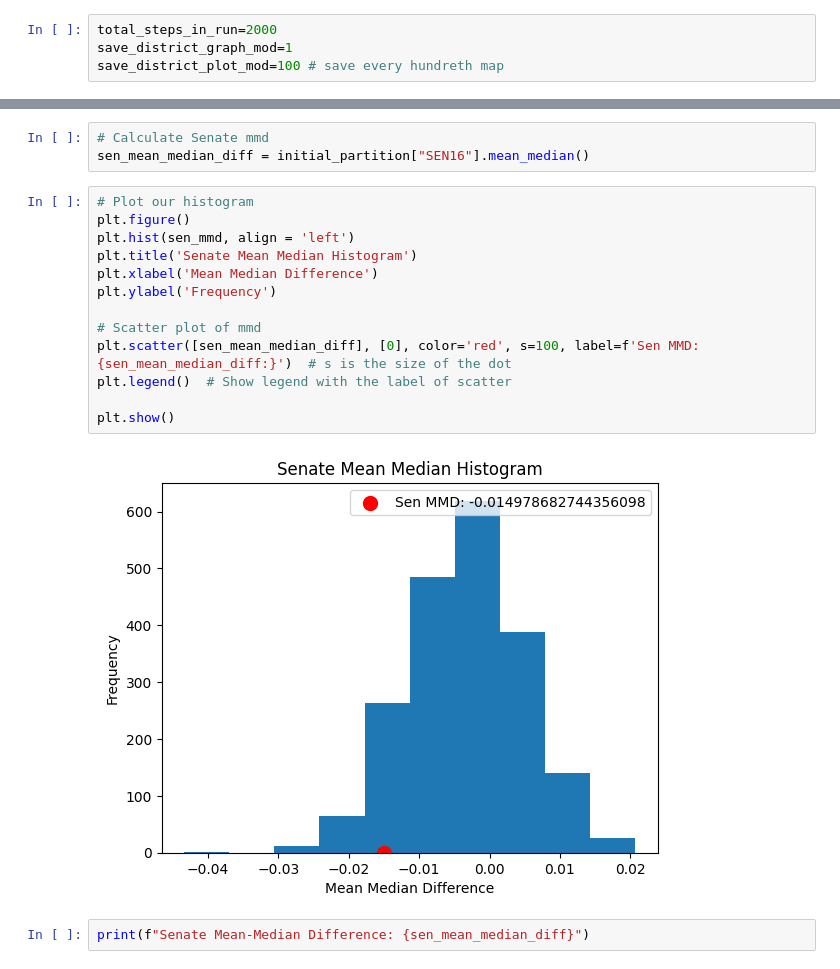
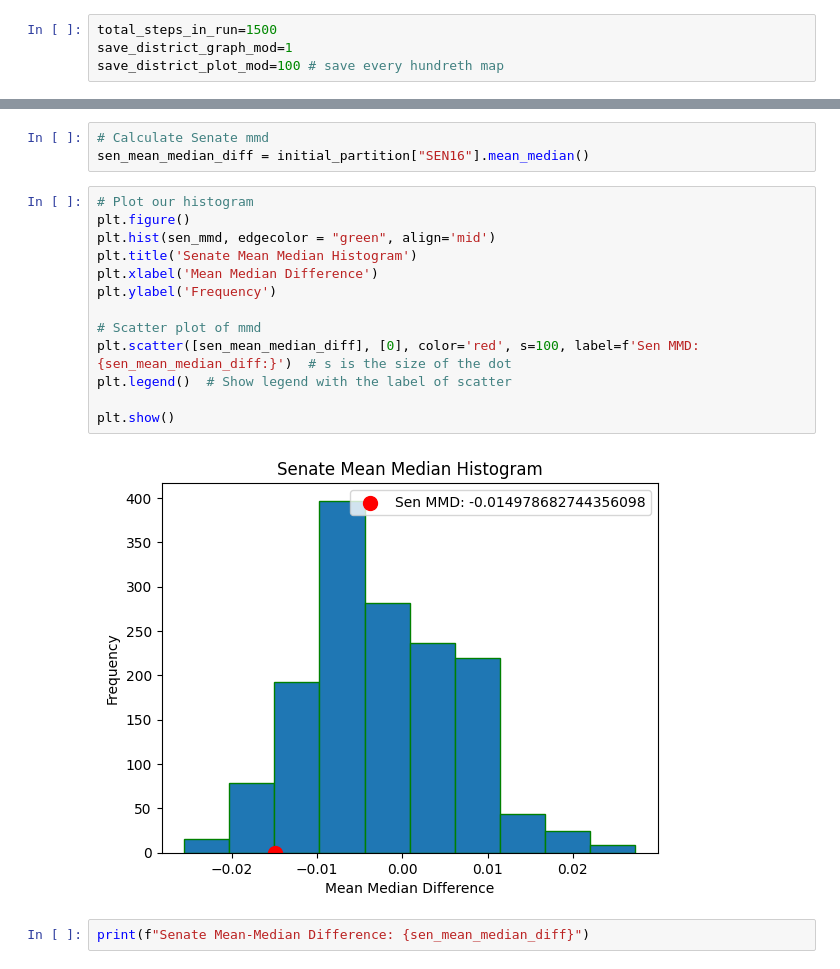
Before and after one commit to blaydeomura/AI_for_redistricting_final_project, a Jupyter notebook: CT_final_outlier_analysis.ipynb, the cells around one changed output, grey strips where cells are left out. Saved outputs shown, nothing was run; the diff lists cells and outputs as text.

```diff
--- a/CT_final_outlier_analysis.ipynb
+++ b/CT_final_outlier_analysis.ipynb
@@ -24,7 +25,7 @@ outdir="./CT_recom"
 # %% [markdown]
 Here are parameters that we can change later if needed
 # %%
-total_steps_in_run=2000
+total_steps_in_run=1500
 save_district_graph_mod=1
 save_district_plot_mod=100 # save every hundreth map
 # %% [markdown]
@@ -364,18 +366,18 @@ sen_mean_median_diff = initial_partition["SEN16"].mean_median()
 # %%
 # Plot our histogram
 plt.figure()
-plt.hist(sen_mmd, align = 'left')
+plt.hist(sen_mmd, edgecolor = "green", align='mid')
 plt.title('Senate Mean Median Histogram')
 plt.xlabel('Mean Median Difference')
 plt.ylabel('Frequency')
 
 # Scatter plot of mmd
 plt.scatter([sen_mean_median_diff], [0], color='red', s=100, label=f'Sen MMD: {sen_mean_median_diff:}')  # s is the size of the dot
 plt.legend()  # Show legend with the label of scatter
 
 plt.show()
 # %% [output]
-[figure, old version]
+[figure, new version]
 # %%
 print(f"Senate Mean-Median Difference: {sen_mean_median_diff}")
 # %% [output]
```
Also changed, not shown: parts of 11 cells of this notebook.
